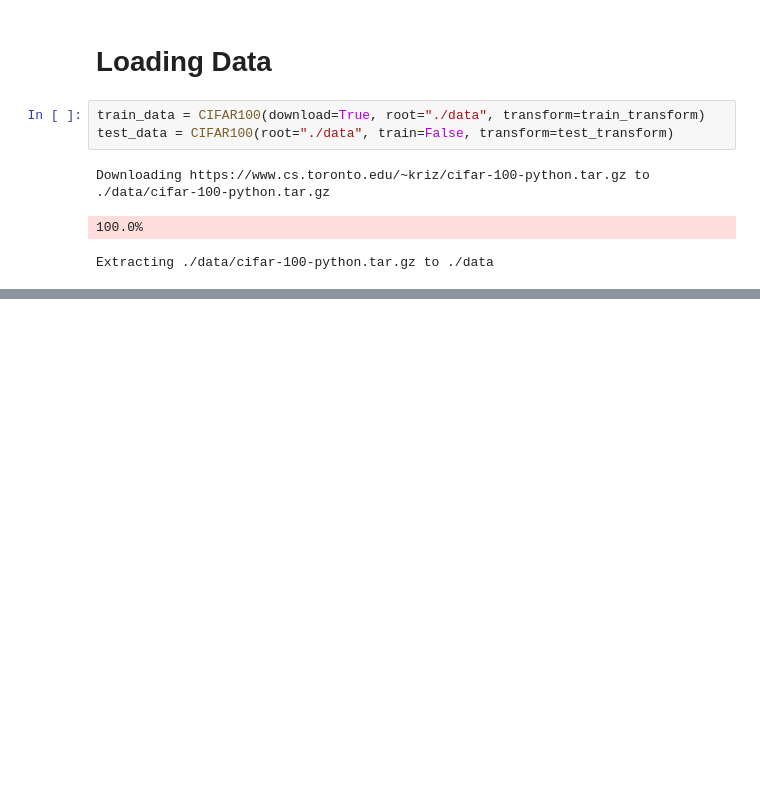
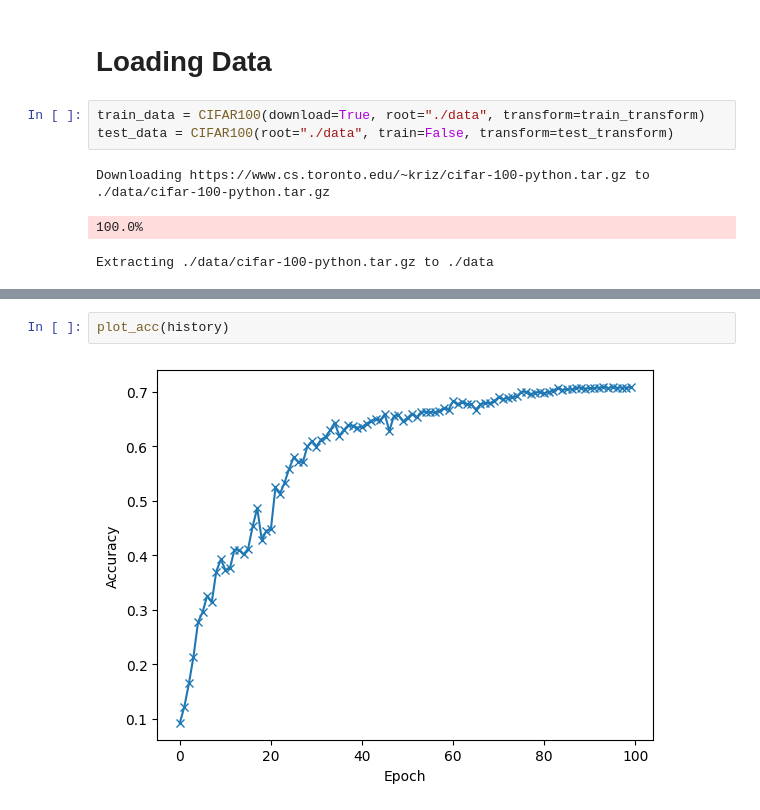
Before and after one commit to Gayanukaa/ResNet-Implementation, a Jupyter notebook: resnet-implementation-for-image-classification.ipynb, the cells around one changed output, grey strips where cells are left out. Saved outputs shown, nothing was run; the diff lists cells and outputs as text; blank space fills up the shorter version.

```diff
--- a/resnet-implementation-for-image-classification.ipynb
+++ b/resnet-implementation-for-image-classification.ipynb
@@ -44,0 +504,4 @@ Extracting ./data/cifar-100-python.tar.gz to ./data
+# %%
+plot_acc(history)
+# %% [output]
+[figure, added]
```
Also changed, not shown: parts of 46 cells of this notebook, 1 other file.
